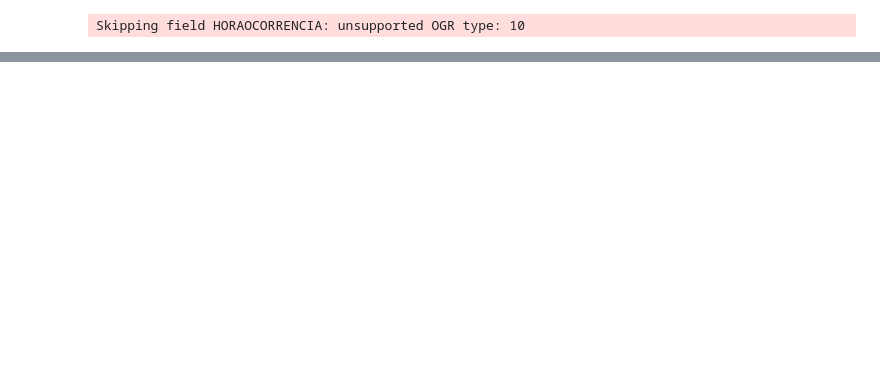
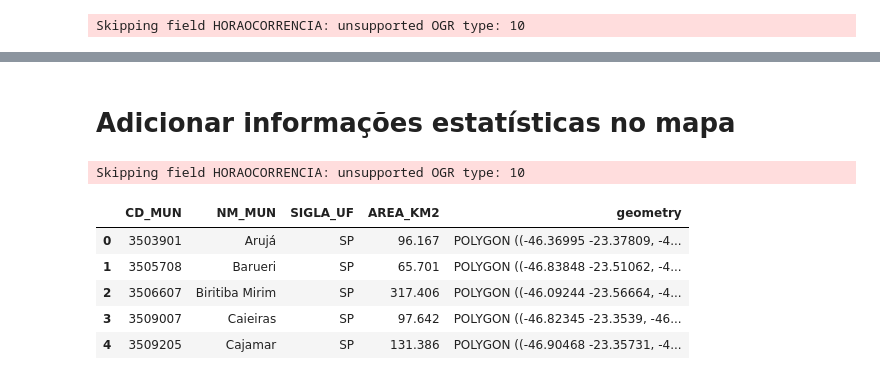
Before and after one commit to Reginalld/cursoPython, a Jupyter notebook: geoPandas/geopandas_aula_4.ipynb, the cells around one changed output, grey strips where cells are left out. Cells and saved outputs as stored; diff of their text form; code cells hidden in the pictures; blank space fills up the shorter version.

Commit message:
Mini curso geopandas finalizado, criação de mapas com popups e clusters

```diff
--- a/geoPandas/geopandas_aula_4.ipynb
+++ b/geoPandas/geopandas_aula_4.ipynb
@@ -31,0 +105,20 @@ fmap
+# %% [markdown]
+# Adicionar informações estatísticas no mapa
+# %%
+# carregar os municípios de grande são paulo
+gdf_geometrias_gsp = gpd.read_file('dados/municipios_grande_sp.json')
+
+# carregar os dados de roubo da grande são paulo
+gdf_roubos_gsp = gpd.read_file('dados/roubo_celular_grande_sp.json')
+# %% [output]
+Skipping field HORAOCORRENCIA: unsupported OGR type: 10
+# %%
+# mostrar os dados
+gdf_geometrias_gsp.head()
+# %% [output]
+|  | CD_MUN | NM_MUN | SIGLA_UF | AREA_KM2 | geometry |
+| 0 | 3503901 | Arujá | SP | 96.167 | POLYGON ((-46.36995 -23.37809, -4... |
+| 1 | 3505708 | Barueri | SP | 65.701 | POLYGON ((-46.83848 -23.51062, -4... |
+| 2 | 3506607 | Biritiba Mirim | SP | 317.406 | POLYGON ((-46.09244 -23.56664, -4... |
+| 3 | 3509007 | Caieiras | SP | 97.642 | POLYGON ((-46.82345 -23.3539, -46... |
+| 4 | 3509205 | Cajamar | SP | 131.386 | POLYGON ((-46.90468 -23.35731, -4... |
```
Also changed, not shown: parts of 15 cells of this notebook, 5 other files.
